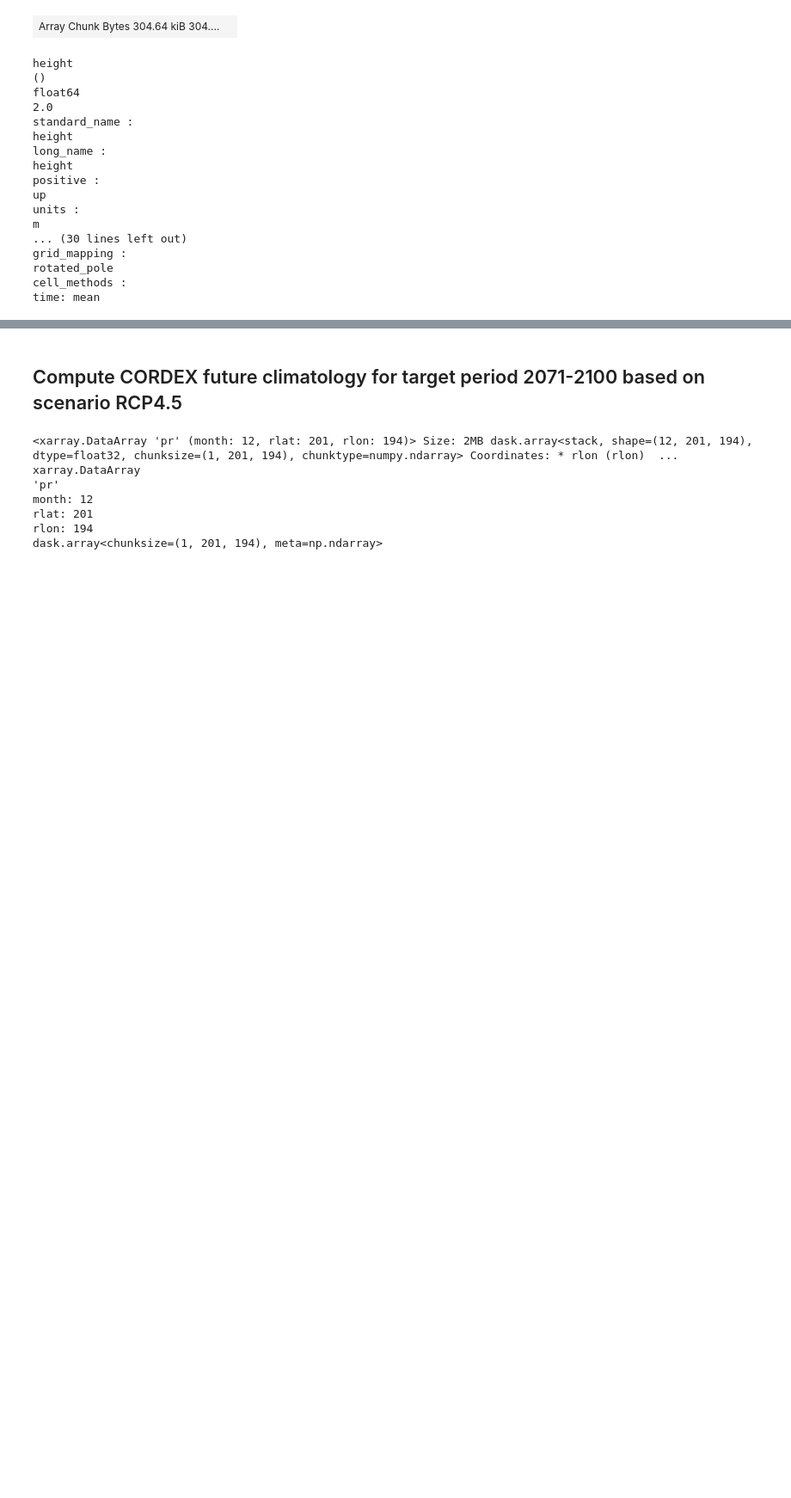
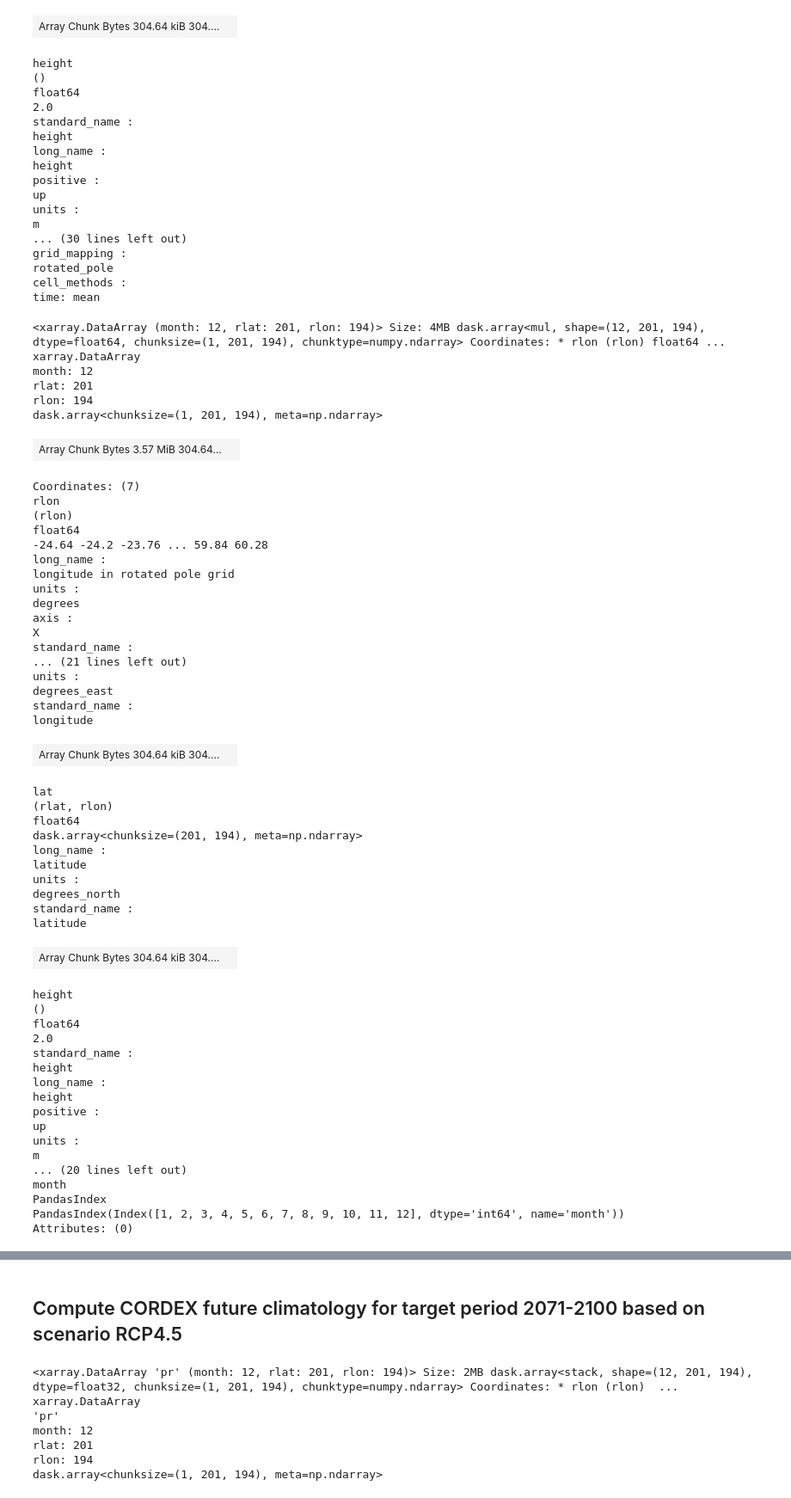
Before and after one commit to JobCollins/daas, a Jupyter notebook: test.ipynb, the cells around one changed output, grey strips where cells are left out. Shown at 86% size. Cells and saved outputs as stored; diff of their text form; code cells hidden in the pictures; blank space fills up the shorter version.

```diff
--- a/test.ipynb
+++ b/test.ipynb
@@ -459,3 +459,59 @@ cell_methods :
 time: mean
 # %%
 pr_1971_2000_climatology_mm_month = pr_1971_2000_climatology * pr_1971_2000_climatology.numdays * 24 * 60 * 60
+# %%
+pr_1971_2000_climatology_mm_month
+# %% [output]
+<xarray.DataArray (month: 12, rlat: 201, rlon: 194)> Size: 4MB dask.array<mul, shape=(12, 201, 194), dtype=float64, chunksize=(1, 201, 194), chunktype=numpy.ndarray> Coordinates: * rlon (rlon) float64 ...
+xarray.DataArray
+month: 12
+rlat: 201
+rlon: 194
+dask.array<chunksize=(1, 201, 194), meta=np.ndarray>
+| Array Chunk Bytes 3.57 MiB 304.64... |  |
+Coordinates: (7)
+rlon
+(rlon)
+float64
+-24.64 -24.2 -23.76 ... 59.84 60.28
+long_name :
+longitude in rotated pole grid
+units :
+degrees
+axis :
+X
+standard_name :
+... (21 lines left out)
+units :
+degrees_east
+standard_name :
+longitude
+| Array Chunk Bytes 304.64 kiB 304.... |  |
+lat
+(rlat, rlon)
+float64
+dask.array<chunksize=(201, 194), meta=np.ndarray>
+long_name :
+latitude
+units :
+degrees_north
+standard_name :
+latitude
+| Array Chunk Bytes 304.64 kiB 304.... |  |
+height
+()
+float64
+2.0
+standard_name :
+height
+long_name :
+height
+positive :
+up
+units :
+m
+... (20 lines left out)
+month
+PandasIndex
+PandasIndex(Index([1, 2, 3, 4, 5, 6, 7, 8, 9, 10, 11, 12], dtype='int64', name='month'))
+Attributes: (0)
```
Also changed, not shown: parts of 11 cells of this notebook, 3 other files.
